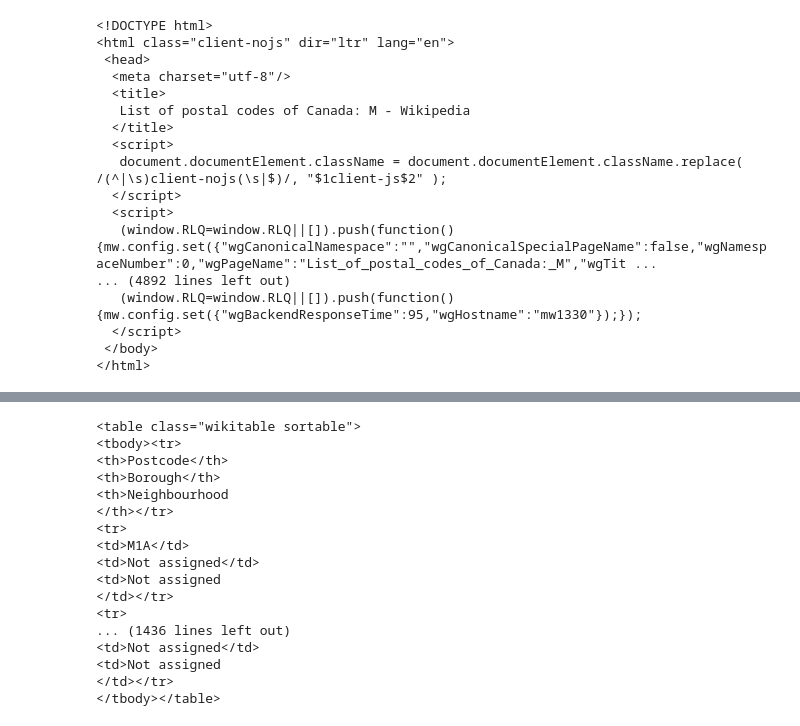
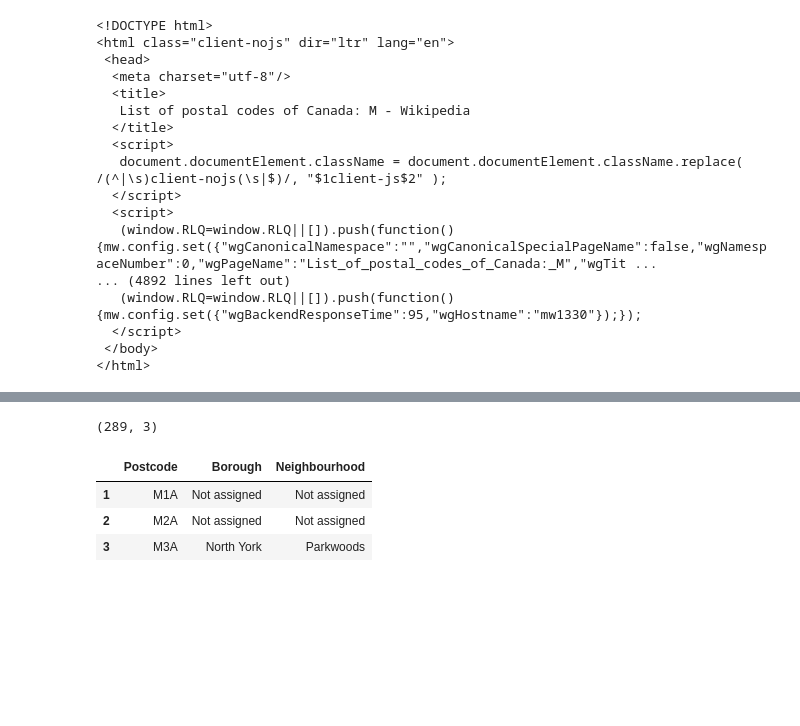
Before and after one commit to skorpiogit/IBMCapstone, a Jupyter notebook: ExploreToronto.ipynb, the cells around one changed output, grey strips where cells are left out. Saved outputs shown, nothing was run; the diff lists cells and outputs as text; code cells hidden in the pictures; blank space fills up the shorter version.

```diff
--- a/ExploreToronto.ipynb
+++ b/ExploreToronto.ipynb
@@ -63,20 +32,0 @@ toronto_tbl.tbody
-# %%
-toronto_tbl
-# %% [output]
-<table class="wikitable sortable">
-<tbody><tr>
-<th>Postcode</th>
-<th>Borough</th>
-<th>Neighbourhood
-</th></tr>
-<tr>
-<td>M1A</td>
-<td>Not assigned</td>
-<td>Not assigned
-</td></tr>
-<tr>
-... (1436 lines left out)
-<td>Not assigned</td>
-<td>Not assigned
-</td></tr>
-</tbody></table>
@@ -82,0 +41,10 @@ toronto_tbl
+# %%
+#df.reset_index(drop=True, inplace=True)
+print(df.shape)
+df.head(3)
+# %% [output]
+(289, 3)
+|  | Postcode | Borough | Neighbourhood |
+| 1 | M1A | Not assigned | Not assigned |
+| 2 | M2A | Not assigned | Not assigned |
+| 3 | M3A | North York | Parkwoods |
```
Also changed, not shown: parts of 20 cells of this notebook.
